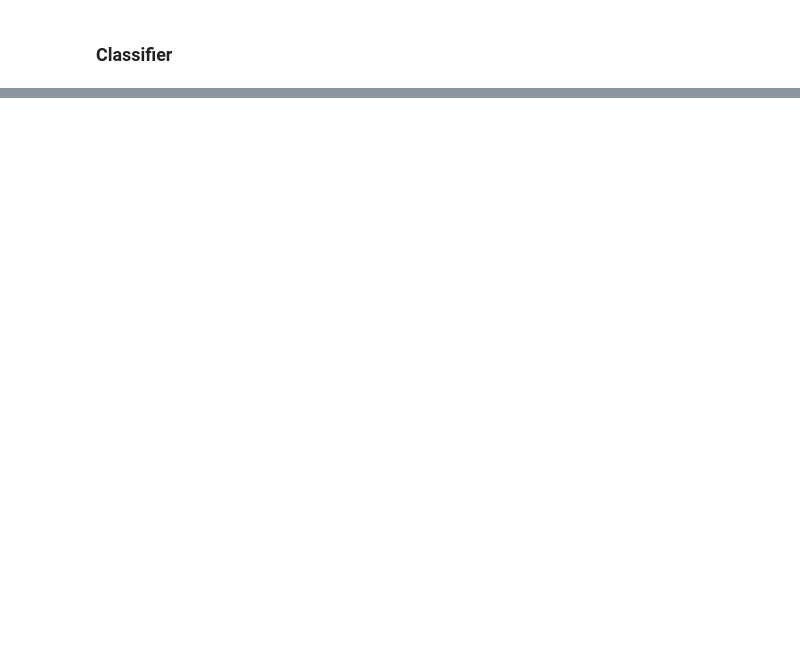
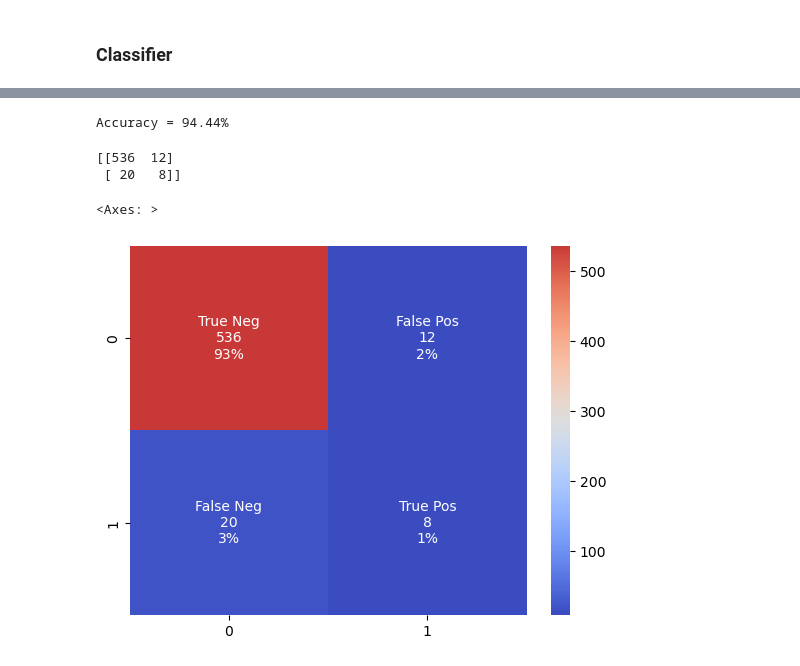
Before and after one commit to BenjaminDeporte/Cyber, a Jupyter notebook: code/SandBox.ipynb, the cells around one changed output, grey strips where cells are left out. Drawn from its saved outputs; the diff is of its cells as text; code cells hidden in the pictures; blank space fills up the shorter version.

```diff
--- a/code/SandBox.ipynb
+++ b/code/SandBox.ipynb
@@ -360,2 +544,31 @@ svc_linear.fit(X_train, Y_train)
 # %%
-print(svc_linear.score(X_test, Y_test))
+print(f"Accuracy = {svc_linear.score(X_test, Y_test)*100:.2f}%")
+# %% [output]
+Accuracy = 94.44%
+# %%
+from sklearn.metrics import confusion_matrix
+
+Y_pred = svc_linear.predict(X_test)
+cf_matrix = confusion_matrix(Y_test, Y_pred)
+
+print(cf_matrix)
+# %% [output]
+[[536  12]
+ [ 20   8]]
+# %%
+import seaborn as sns
+
+group_names = ["True Neg","False Pos","False Neg","True Pos"]
+
+group_counts = [ f'{value:0}' for value in cf_matrix.flatten()]
+
+group_percentages = [f'{value*100:.0f}%' for value in cf_matrix.flatten()/np.sum(cf_matrix)]
+
+labels = [ f'{v1}\n{v2}\n{v3}' for v1, v2, v3 in zip(group_names,group_counts,group_percentages) ]
+
+labels = np.asarray(labels).reshape(2,2)
+
+sns.heatmap(cf_matrix, annot=labels, fmt="", cmap="coolwarm", center = np.sum(cf_matrix)/2)
+# %% [output]
+<Axes: >
+[figure, added]
```
Also changed, not shown: parts of 23 cells of this notebook, 1 other file.
